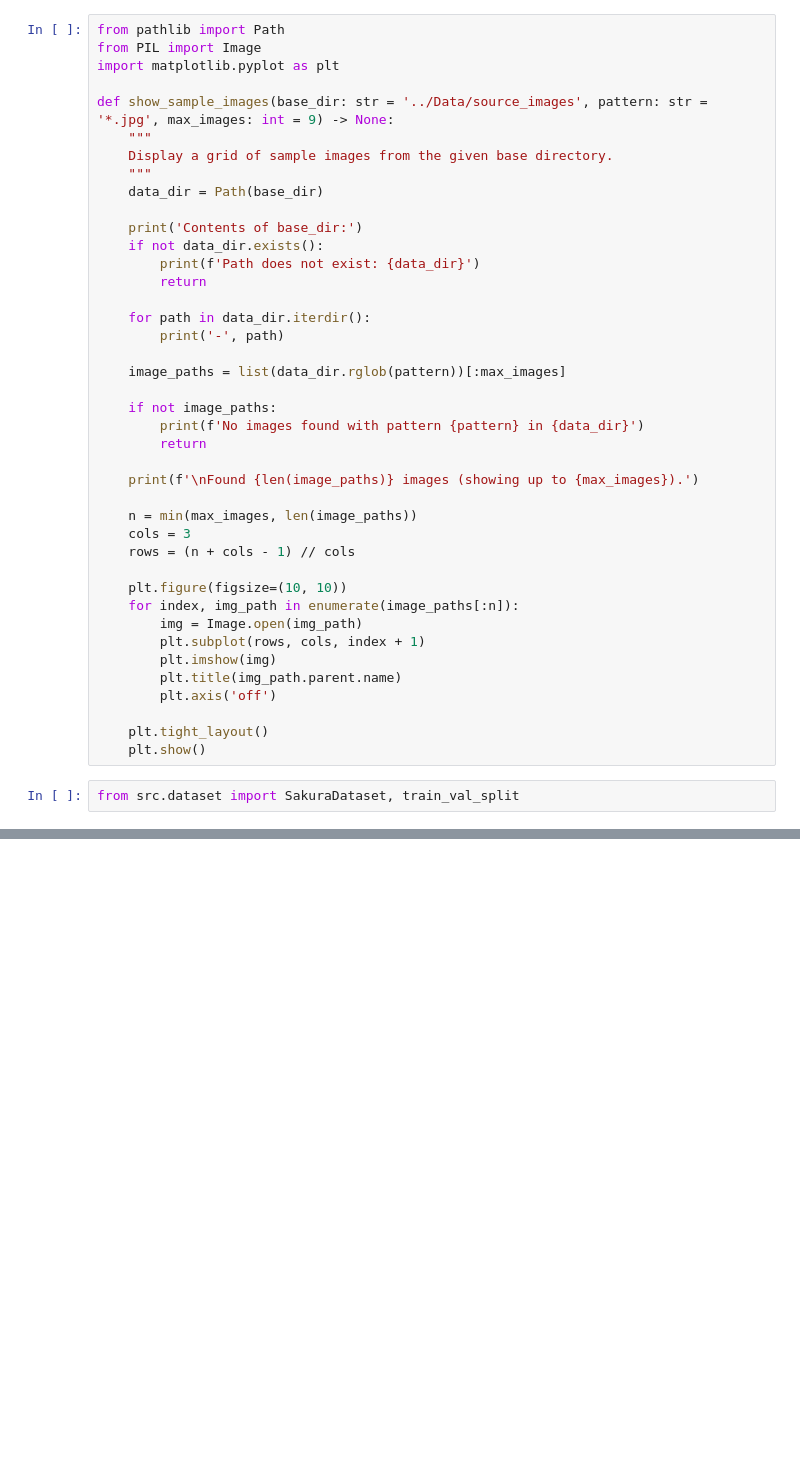
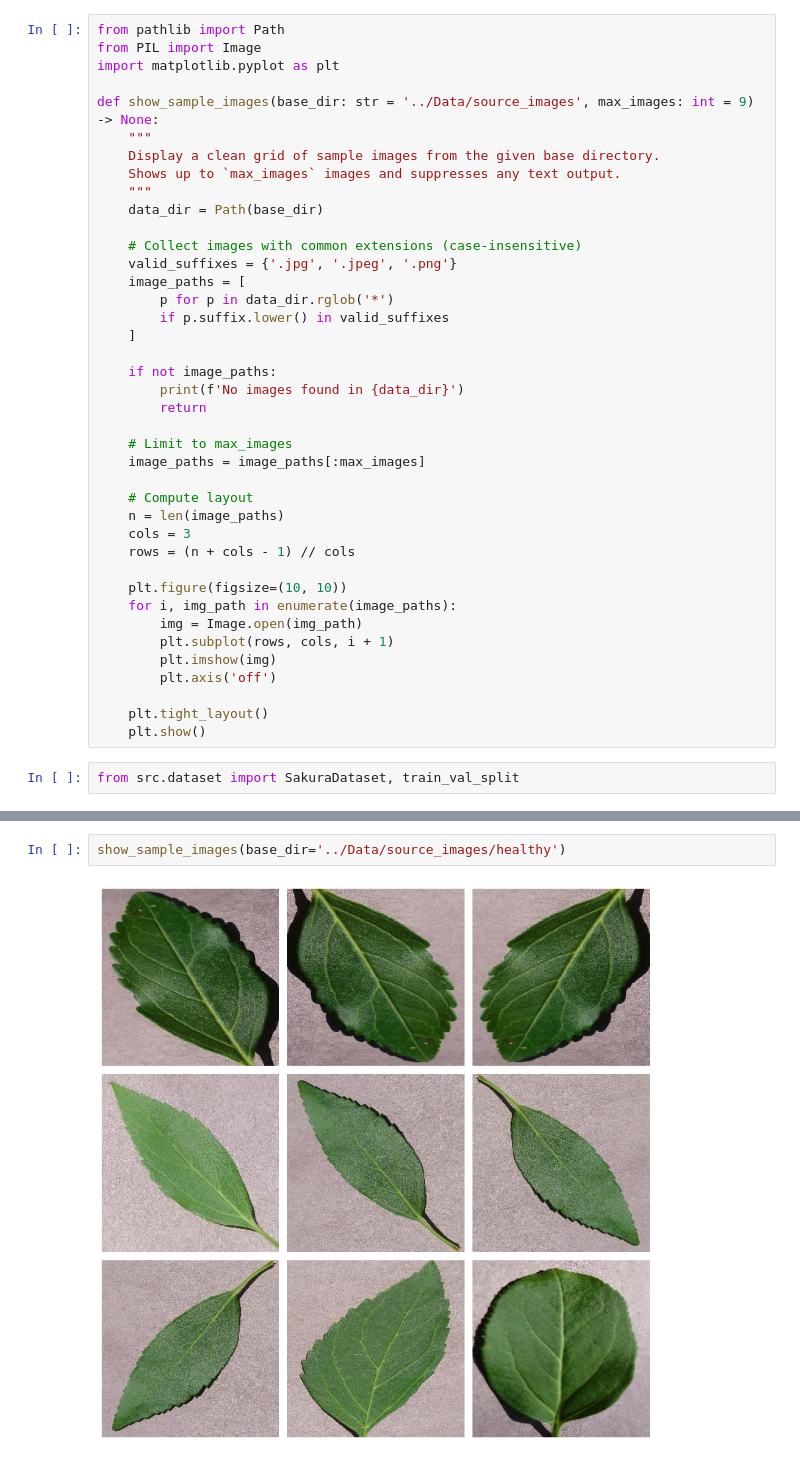
Before and after one commit to LadyNeowen/SakuraScan, a Jupyter notebook: notebooks/01_explore_data.ipynb, the cells around one changed output, grey strips where cells are left out. Cells and saved outputs as stored; diff of their text form; blank space fills up the shorter version.

Commit message:
Improve EDA: clean image preview, fix case-insensitive loading and add class-specific visual examples

```diff
--- a/notebooks/01_explore_data.ipynb
+++ b/notebooks/01_explore_data.ipynb
@@ -13,38 +13,37 @@ from pathlib import Path
 from PIL import Image
 import matplotlib.pyplot as plt
 
-def show_sample_images(base_dir: str = '../Data/source_images', pattern: str = '*.jpg', max_images: int = 9) -> None:
+def show_sample_images(base_dir: str = '../Data/source_images', max_images: int = 9) -> None:
     """
-    Display a grid of sample images from the given base directory.
+    Display a clean grid of sample images from the given base directory.
+    Shows up to `max_images` images and suppresses any text output.
     """
     data_dir = Path(base_dir)
 
-    print('Contents of base_dir:')
-    if not data_dir.exists():
-        print(f'Path does not exist: {data_dir}')
+    # Collect images with common extensions (case-insensitive)
+    valid_suffixes = {'.jpg', '.jpeg', '.png'}
+    image_paths = [
+        p for p in data_dir.rglob('*')
+        if p.suffix.lower() in valid_suffixes
+    ]
+
+    if not image_paths:
+        print(f'No images found in {data_dir}')
         return
 
-    for path in data_dir.iterdir():
-        print('-', path)
+    # Limit to max_images
+    image_paths = image_paths[:max_images]
 
-    image_paths = list(data_dir.rglob(pattern))[:max_images]
-
-    if not image_paths:
-        print(f'No images found with pattern {pattern} in {data_dir}')
-        return
-
-    print(f'\nFound {len(image_paths)} images (showing up to {max_images}).')
-
-    n = min(max_images, len(image_paths))
+    # Compute layout
+    n = len(image_paths)
     cols = 3
     rows = (n + cols - 1) // cols
 
     plt.figure(figsize=(10, 10))
-    for index, img_path in enumerate(image_paths[:n]):
+    for i, img_path in enumerate(image_paths):
         img = Image.open(img_path)
-        plt.subplot(rows, cols, index + 1)
+        plt.subplot(rows, cols, i + 1)
         plt.imshow(img)
-        plt.title(img_path.parent.name)
         plt.axis('off')
 
     plt.tight_layout()
@@ -53,0 +87,4 @@ from src.dataset import SakuraDataset, train_val_split
+# %%
+show_sample_images(base_dir='../Data/source_images/healthy')
+# %% [output]
+[figure, added]
```
Also changed, not shown: parts of 3 cells of this notebook.
